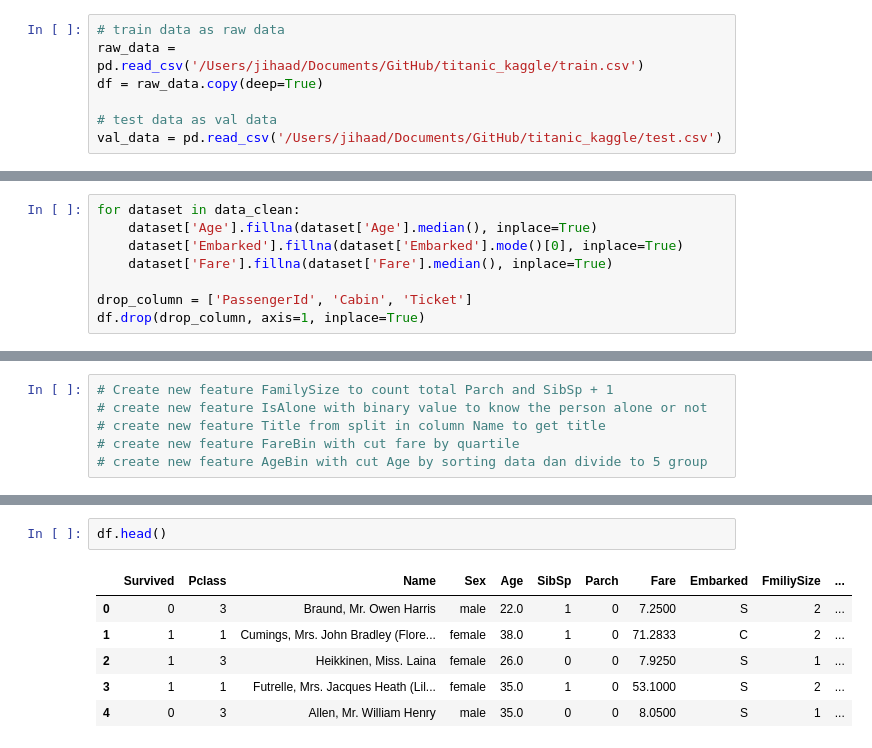
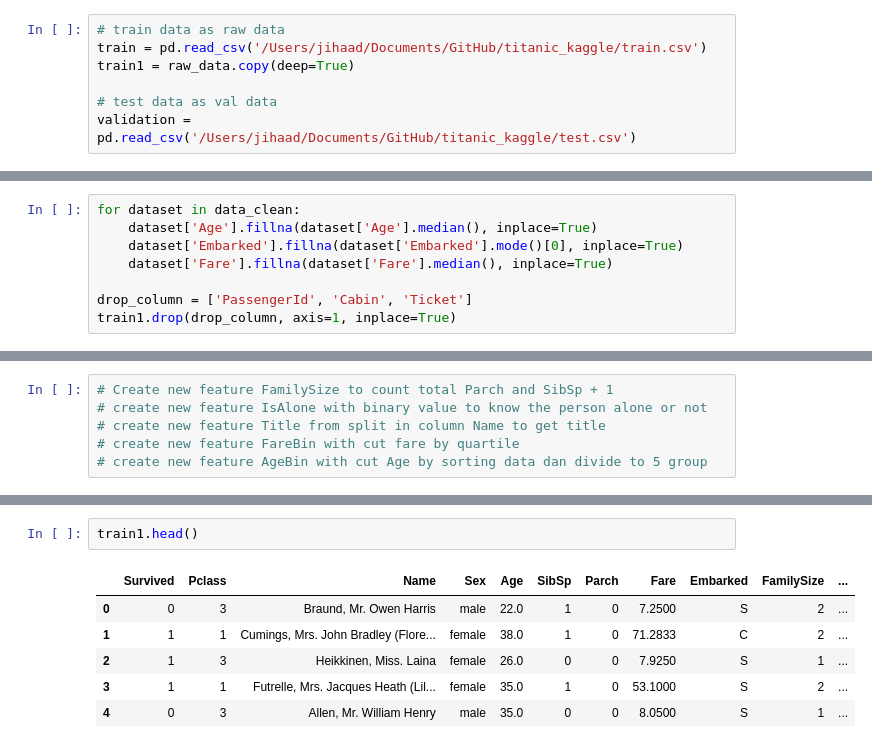
Before and after one commit to Jihaad2021/titanic_kaggle, a Jupyter notebook: titanic.ipynb, the cells around one changed output, grey strips where cells are left out. Cells and saved outputs as stored; diff of their text form.

```diff
--- a/titanic.ipynb
+++ b/titanic.ipynb
@@ -5,9 +5,9 @@ import seaborn as sns
 import matplotlib.pyplot as plt
 # %%
 # train data as raw data
-raw_data = pd.read_csv('/Users/jihaad/Documents/GitHub/titanic_kaggle/train.csv')
-df = raw_data.copy(deep=True)
+train = pd.read_csv('/Users/jihaad/Documents/GitHub/titanic_kaggle/train.csv')
+train1 = raw_data.copy(deep=True)
 
 # test data as val data
-val_data = pd.read_csv('/Users/jihaad/Documents/GitHub/titanic_kaggle/test.csv')
+validation = pd.read_csv('/Users/jihaad/Documents/GitHub/titanic_kaggle/test.csv')
 # %%
@@ -123,5 +109,5 @@ for dataset in data_clean:
     dataset['Fare'].fillna(dataset['Fare'].median(), inplace=True)
 
 drop_column = ['PassengerId', 'Cabin', 'Ticket']
-df.drop(drop_column, axis=1, inplace=True)
+train1.drop(drop_column, axis=1, inplace=True)
 # %%
@@ -188,9 +174,9 @@ A value is trying to be set on a copy of a slice from a DataFrame
 See the caveats in the documentation: https://pandas.pydata.org/pandas-docs/stable/user_guide/indexing.html#returning-a-view-versus-a-copy
   self._setitem_single_block(indexer, value, name)
 # %%
-df.head()
+train1.head()
 # %% [output]
-|  | Survived | Pclass | Name | Sex | Age | SibSp | Parch | Fare | Embarked | FmiliySize | ... |
+|  | Survived | Pclass | Name | Sex | Age | SibSp | Parch | Fare | Embarked | FamilySize | ... |
 | 0 | 0 | 3 | Braund, Mr. Owen Harris | male | 22.0 | 1 | 0 | 7.2500 | S | 2 | ... |
 | 1 | 1 | 1 | Cumings, Mrs. John Bradley (Flore... | female | 38.0 | 1 | 0 | 71.2833 | C | 2 | ... |
 | 2 | 1 | 3 | Heikkinen, Miss. Laina | female | 26.0 | 0 | 0 | 7.9250 | S | 1 | ... |
```
Also changed, not shown: parts of 30 cells of this notebook, 1 other file.
